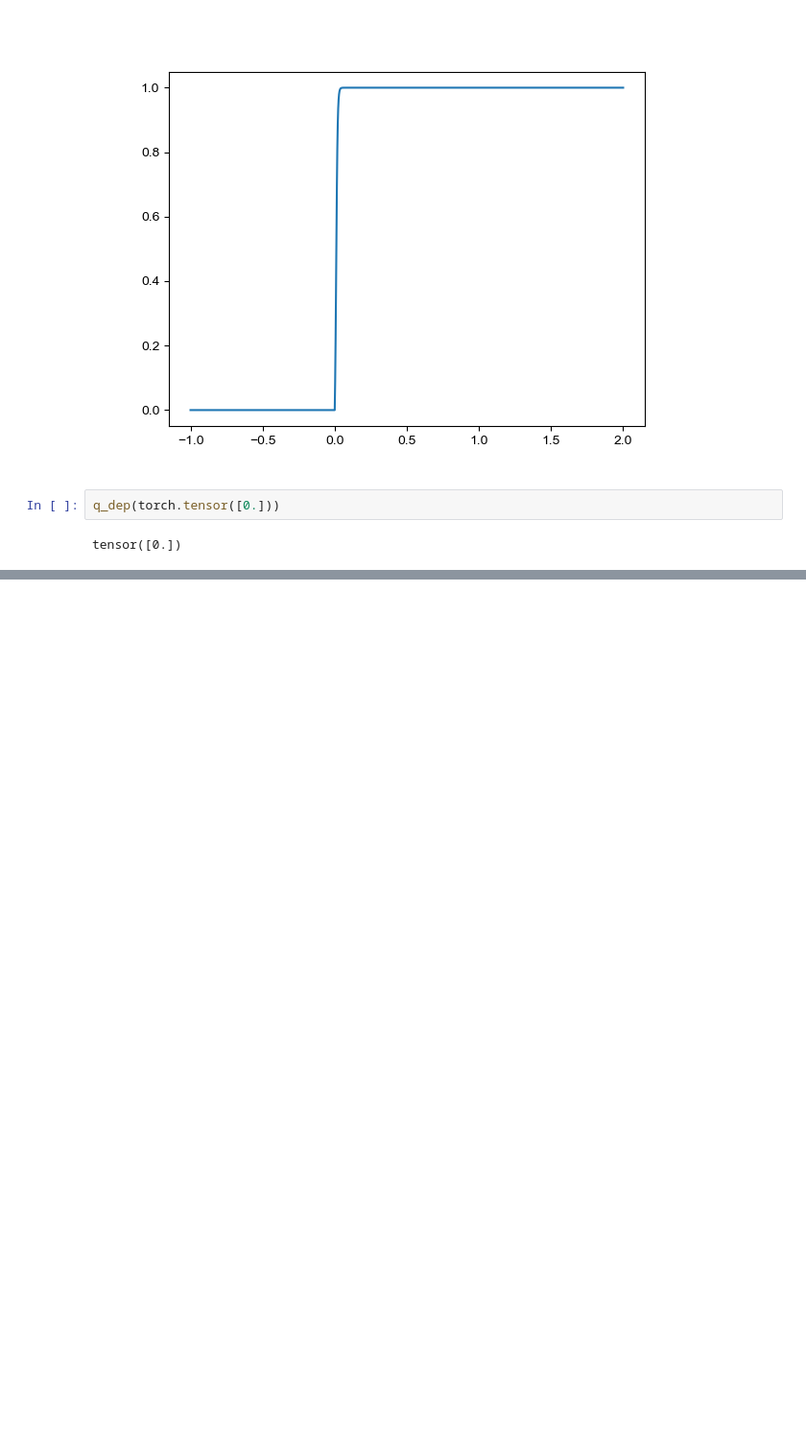
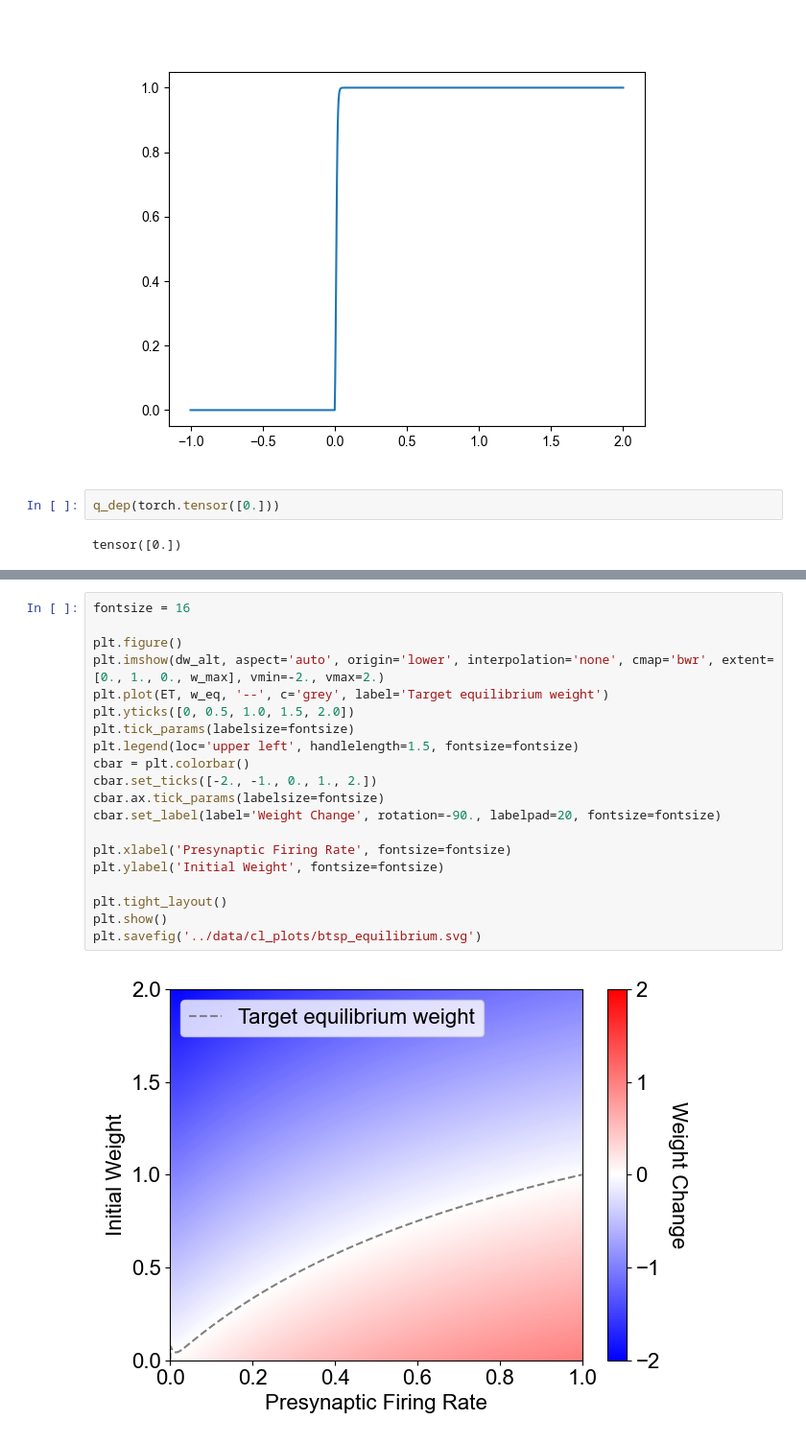
Before and after one commit to Milstein-Lab/EIANN, a Jupyter notebook: EIANN/notebooks/20211029 BTSP fixed point analysis.ipynb, the cells around one changed output, grey strips where cells are left out. Shown at 96% size. Drawn from its saved outputs; the diff is of its cells as text; blank space fills up the shorter version.

```diff
--- a/EIANN/notebooks/20211029 BTSP fixed point analysis.ipynb
+++ b/EIANN/notebooks/20211029 BTSP fixed point analysis.ipynb
@@ -478,0 +481,22 @@ self.lr_mod.clamp_(min=self.elr_min, max=1.)
+# %%
+fontsize = 16
+
+plt.figure()
+plt.imshow(dw_alt, aspect='auto', origin='lower', interpolation='none', cmap='bwr', extent=[0., 1., 0., w_max], vmin=-2., vmax=2.)
+plt.plot(ET, w_eq, '--', c='grey', label='Target equilibrium weight')
+plt.yticks([0, 0.5, 1.0, 1.5, 2.0])
+plt.tick_params(labelsize=fontsize)
+plt.legend(loc='upper left', handlelength=1.5, fontsize=fontsize)
+cbar = plt.colorbar()
+cbar.set_ticks([-2., -1., 0., 1., 2.])
+cbar.ax.tick_params(labelsize=fontsize)
+cbar.set_label(label='Weight Change', rotation=-90., labelpad=20, fontsize=fontsize)
+
+plt.xlabel('Presynaptic Firing Rate', fontsize=fontsize)
+plt.ylabel('Initial Weight', fontsize=fontsize)
+
+plt.tight_layout()
+plt.show()
+plt.savefig('../data/cl_plots/btsp_equilibrium.svg')
+# %% [output]
+[figure, added]
```
Also changed, not shown: parts of 4 cells of this notebook, 5 other files.
